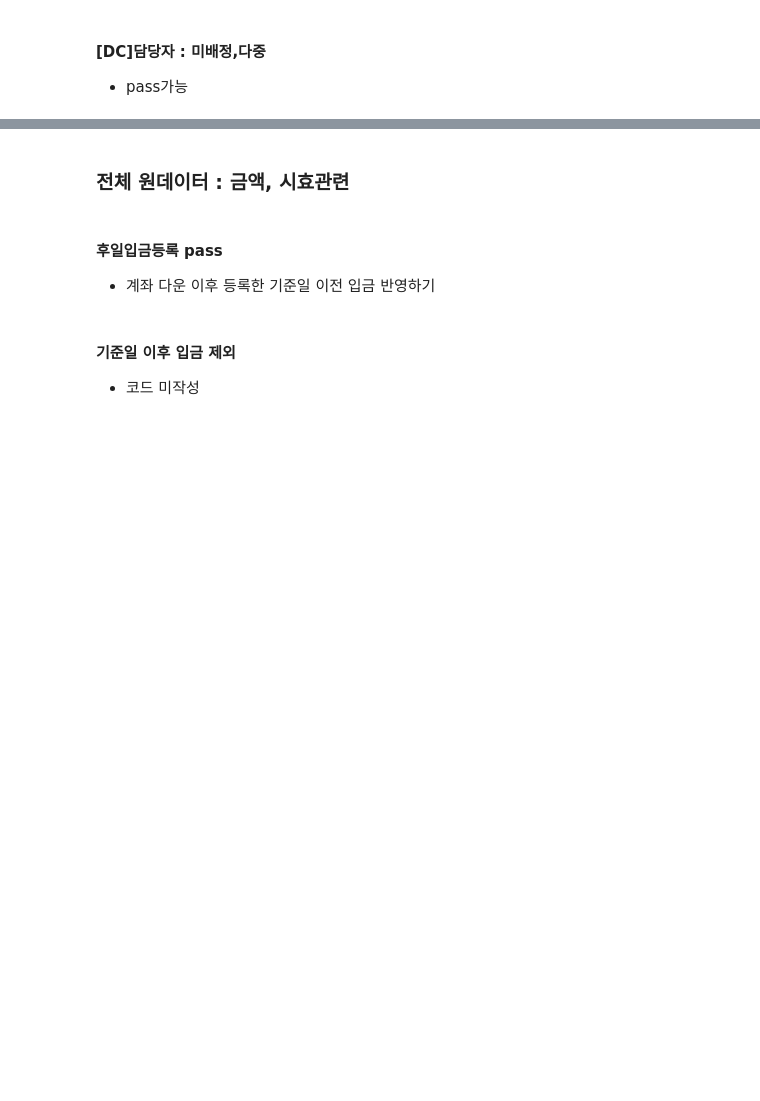
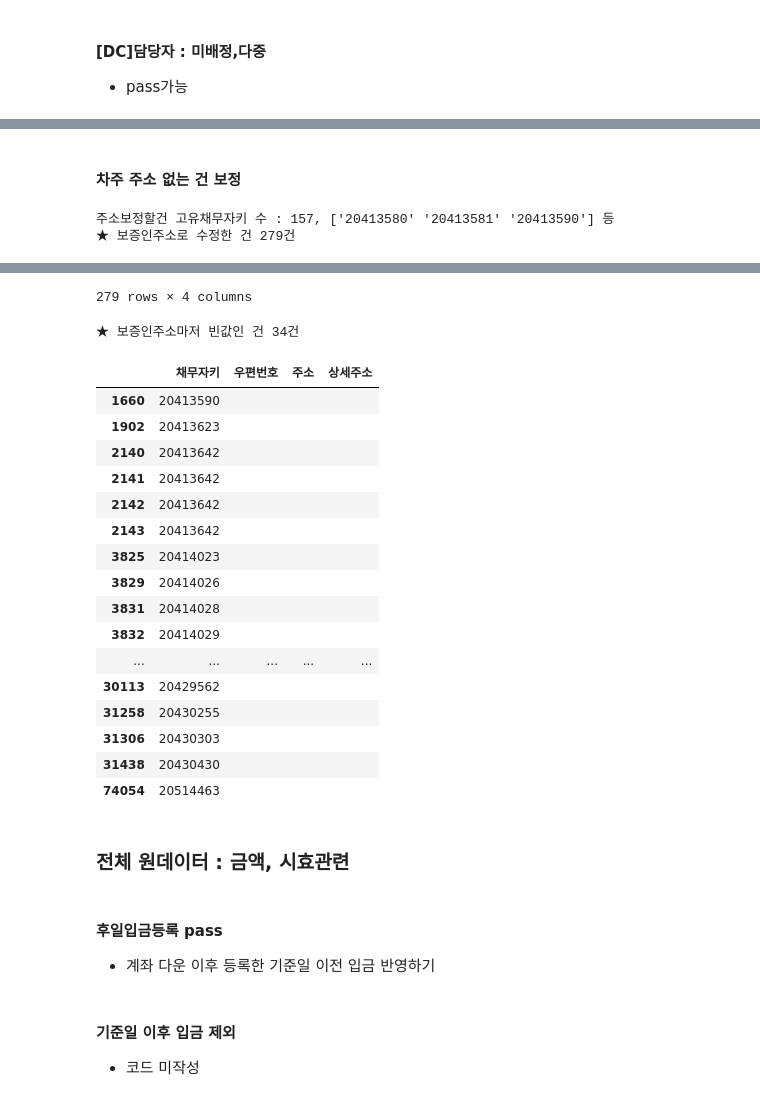
Before and after one commit to jbmyou/company_work, a Jupyter notebook: fileNaming/자산정리/4.전산_자산정리_통합_v2-2.ipynb, the cells around one changed output, grey strips where cells are left out. Saved outputs shown, nothing was run; the diff lists cells and outputs as text; code cells hidden in the pictures; blank space fills up the shorter version.

```diff
--- a/fileNaming/자산정리/4.전산_자산정리_통합_v2-2.ipynb
+++ b/fileNaming/자산정리/4.전산_자산정리_통합_v2-2.ipynb
@@ -1112,2 +1119,59 @@ if dc엑셀출력 :
 
 ★ (dc)다중담당자 34건 엑셀출력
+# %% [markdown]
+#### 차주 주소 없는 건 보정
+# %%
+# 보정할 건 정의
+주소cols = ["우편번호","주소","상세주소"]
+주소보정할건 = raw_data[(raw_data.채권상태!="종결") & (raw_data.주소=="")].copy().drop(columns=주소cols) # 어차피 빈값이므로 merge할 때 편하게 삭제
+print(f'주소보정할건 고유채무자키 수 : {주소보정할건.채무자키.nunique()}, {주소보정할건.채무자키.values[:3]} 등')
+
+# 보정 소스 정의
+우선순위 = ["정상","개인회생", "신용회복","매각불가","확인필요", "시효", "불가", "면책", "종결요청","종료","종결"]
+보증인매칭conds = grt.채무자키.isin(주소보정할건.채무자키) & (grt.초본주소!="")
+주소보정_소스 = grt.loc[보증인매칭conds, ["채무자키","새보증인상태","초본우편번호","초본주소","초본번지인"]] \
+    .rename(columns={"초본우편번호":"우편번호","초본주소":"주소","초본번지인":"상세주소"}).copy() # 초본주소 보정해서 초본주소만 있으면 됨
+
+    # 보증인 주소임을 표시하기 위한 작업
+주소보정_소스["상세주소"] = 주소보정_소스["상세주소"] + "_"
+
+
+    # 새보증인상태 중 개회, 신복 같은 상태값 대표용어로 변경
+        # 대표 그룹을 매핑하는 함수
+def map_status(x):
+    if "개인회생" in x:
+        return "개인회생"
+    if "신용회복" in x:
+        return "신용회복"
+    return x  # 그 외 값은 그대로
+
+        # 새보증인상태 작성
+주소보정_소스["새보증인상태"] = 주소보정_소스["새보증인상태"].map(map_status)
+
+        # order가 상태값들을 잘 포섭하고 있는지 확인
+invalid_values = set(주소보정_소스["새보증인상태"].dropna().unique()) - set(우선순위)
+if invalid_values :
+    raise Exception(f"order에 포섭하지 못한 새채무상태:{invalid_values}")
+
+
+    # 우선순위로 정렬 및 중복제거
+주소보정_소스["새보증인상태"] = pd.Categorical(주소보정_소스["새보증인상태"], categories=우선순위, ordered=True)
+주소보정_소스 = 주소보정_소스.sort_values("새보증인상태")
+
+주소보정_소스 = 주소보정_소스.drop_duplicates(subset=["채무자키"], keep='first')
+
+# 병합
+merged = 주소보정할건.merge(주소보정_소스[["채무자키"]+주소cols], how='left', on='채무자키')
+merged[["우편번호","주소","상세주소"]] = merged[["우편번호","주소","상세주소"]].fillna("")
+
+# raw_data 수정
+raw_data.loc[주소보정할건.index, 주소cols] = merged[주소cols].to_numpy() # merge해서 index는 바뀌지만 순서는 유지되므로 그대로 붙여도 됨
+
+# 수정된 건 확인
+확인용 = raw_data.loc[주소보정할건.index, ["채무자키"] + 주소cols]
+functions.display_with_explain(확인용.query('주소!=""'), "보증인주소로 수정한 건")
+print(f"보증인주소마저 빈값인 건 {len(확인용.query('주소==""'))}")
+print(확인용.query('주소==""').채무자키.values)
+# %% [output]
+주소보정할건 고유채무자키 수 : 157, ['20413580' '20413581' '20413590'] 등
+★ 보증인주소로 수정한 건 279건
@@ -1114,3 +1190,22 @@ if dc엑셀출력 :
+279 rows × 4 columns
+★ 보증인주소마저 빈값인 건 34건
+|  | 채무자키 | 우편번호 | 주소 | 상세주소 |
+| 1660 | 20413590 |  |  |  |
+| 1902 | 20413623 |  |  |  |
+| 2140 | 20413642 |  |  |  |
+| 2141 | 20413642 |  |  |  |
+| 2142 | 20413642 |  |  |  |
+| 2143 | 20413642 |  |  |  |
+| 3825 | 20414023 |  |  |  |
+| 3829 | 20414026 |  |  |  |
+| 3831 | 20414028 |  |  |  |
+| 3832 | 20414029 |  |  |  |
+| ... | ... | ... | ... | ... |
+| 30113 | 20429562 |  |  |  |
+| 31258 | 20430255 |  |  |  |
+| 31306 | 20430303 |  |  |  |
+| 31438 | 20430430 |  |  |  |
+| 74054 | 20514463 |  |  |  |
 # %% [markdown]
 ### 전체 원데이터 : 금액, 시효관련
 # %% [markdown]
```
Also changed, not shown: parts of 34 cells of this notebook, 7 other files.
